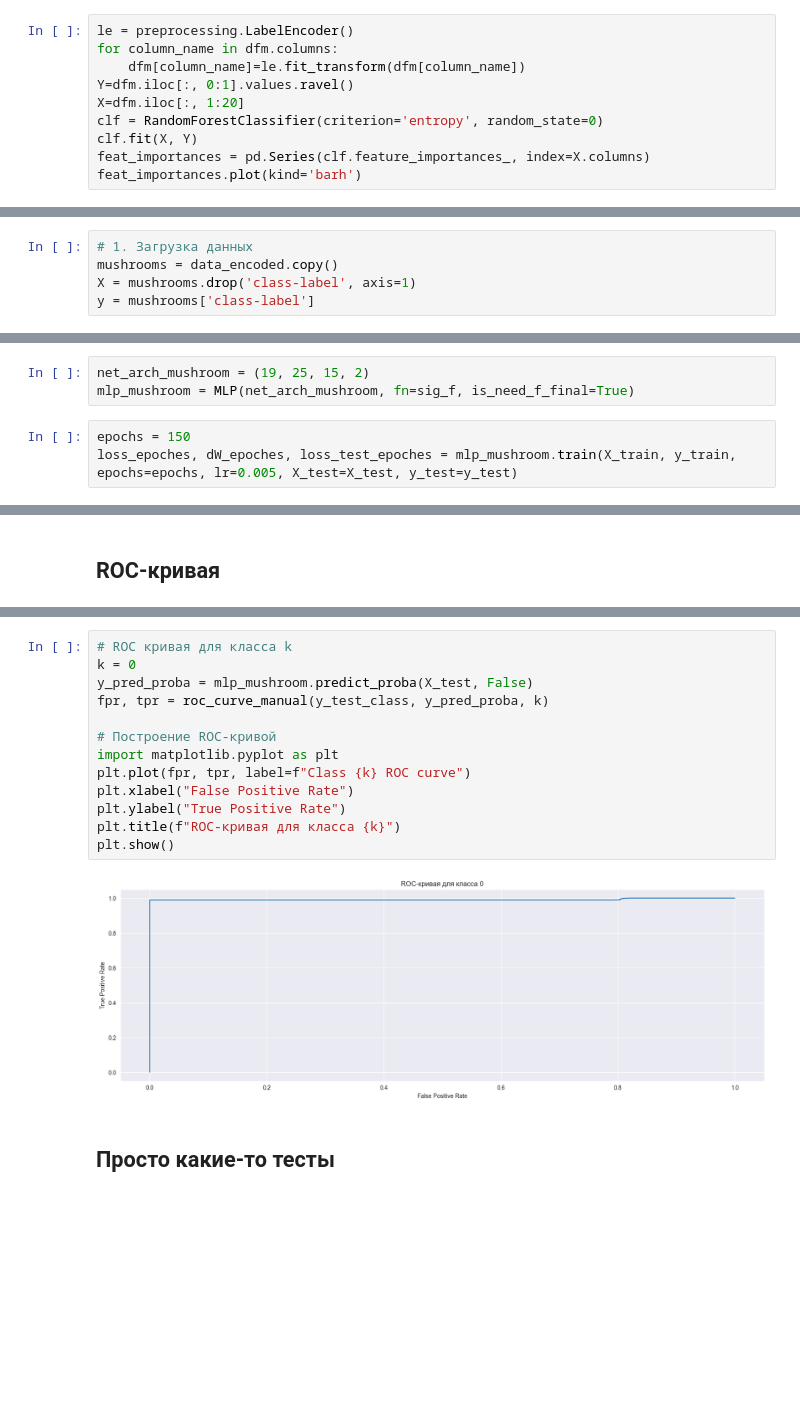
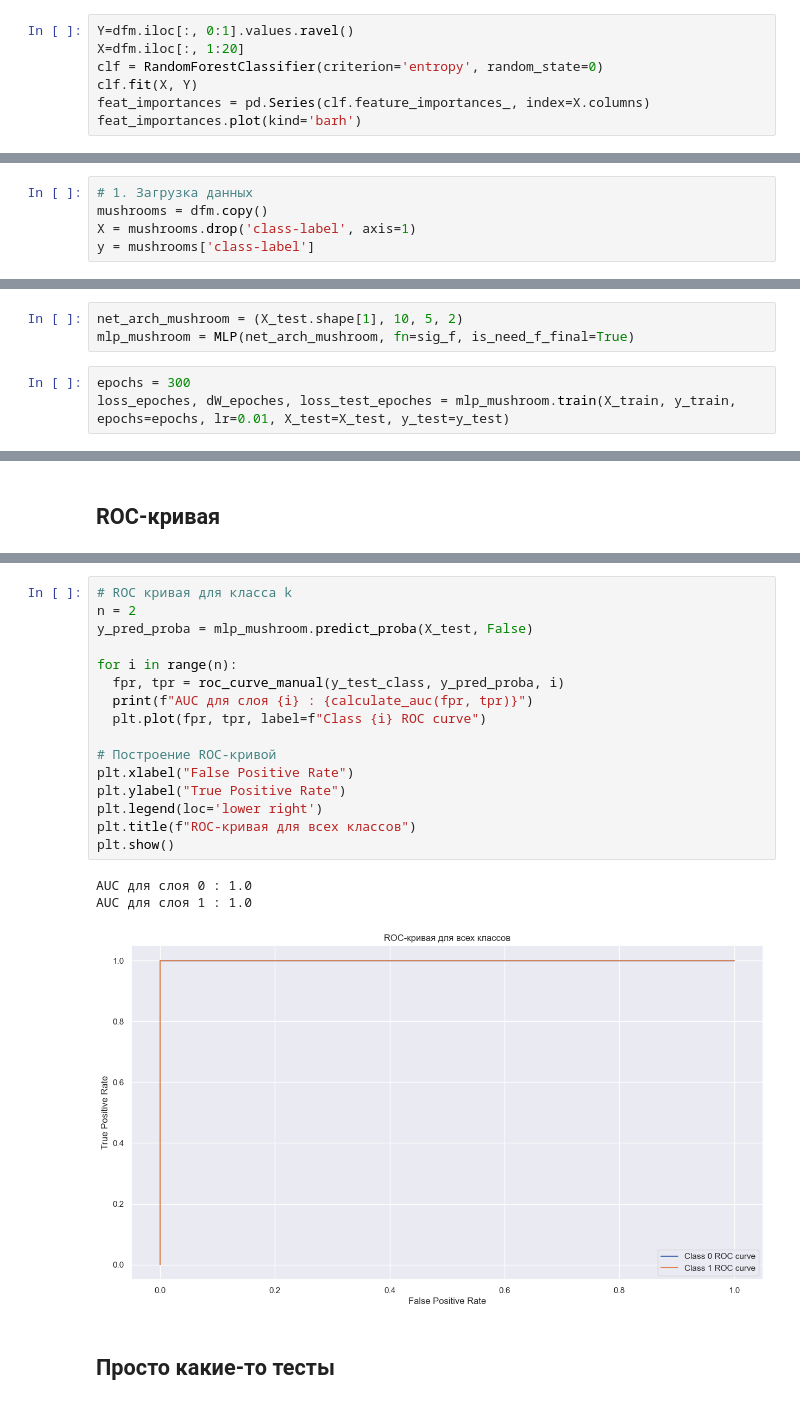
Before and after one commit to SudYar/FOSII, a Jupyter notebook: src/main/python/sudyar/jupyter/Lab1/mlp_class_mushroom.ipynb, the cells around one changed output, grey strips where cells are left out. Drawn from its saved outputs; the diff is of its cells as text; blank space fills up the shorter version.

```diff
--- a/src/main/python/sudyar/jupyter/Lab1/mlp_class_mushroom.ipynb
+++ b/src/main/python/sudyar/jupyter/Lab1/mlp_class_mushroom.ipynb
@@ -126,7 +132,4 @@ dfm = dfm.drop(['veil-type', 'veil-color', 'gill-attachment'], axis=1)
 # %%
-le = preprocessing.LabelEncoder()
-for column_name in dfm.columns:
-    dfm[column_name]=le.fit_transform(dfm[column_name])
 Y=dfm.iloc[:, 0:1].values.ravel()
 X=dfm.iloc[:, 1:20]
 clf = RandomForestClassifier(criterion='entropy', random_state=0)
@@ -162,6 +179,6 @@ print(data_encoded)
 # %%
 # 1. Загрузка данных
-mushrooms = data_encoded.copy()
+mushrooms = dfm.copy()
 X = mushrooms.drop('class-label', axis=1)
 y = mushrooms['class-label']
 # %%
@@ -219,11 +236,11 @@ array([[-0.55416823,  1.0633796 ,  1.09763102, ...,  1.06202911,
 # %% [markdown]
 # Используем модель
 # %%
-net_arch_mushroom = (19, 25, 15, 2)
+net_arch_mushroom = (X_test.shape[1], 10, 5, 2)
 mlp_mushroom = MLP(net_arch_mushroom, fn=sig_f, is_need_f_final=True)
 # %%
-epochs = 150
-loss_epoches, dW_epoches, loss_test_epoches = mlp_mushroom.train(X_train, y_train, epochs=epochs, lr=0.005, X_test=X_test, y_test=y_test)
+epochs = 300
+loss_epoches, dW_epoches, loss_test_epoches = mlp_mushroom.train(X_train, y_train, epochs=epochs, lr=0.01, X_test=X_test, y_test=y_test)
 # %%
 plt.plot(loss_epoches, label='Train')
 plt.plot(loss_test_epoches, label='Test')
@@ -315,17 +335,22 @@ metrics.accuracy
 # %%
 # ROC кривая для класса k
-k = 0
+n = 2
 y_pred_proba = mlp_mushroom.predict_proba(X_test, False)
-fpr, tpr = roc_curve_manual(y_test_class, y_pred_proba, k)
+
+for i in range(n):
+  fpr, tpr = roc_curve_manual(y_test_class, y_pred_proba, i)
+  print(f"AUC для слоя {i} : {calculate_auc(fpr, tpr)}")
+  plt.plot(fpr, tpr, label=f"Class {i} ROC curve")
 
 # Построение ROC-кривой
-import matplotlib.pyplot as plt
-plt.plot(fpr, tpr, label=f"Class {k} ROC curve")
 plt.xlabel("False Positive Rate")
 plt.ylabel("True Positive Rate")
-plt.title(f"ROC-кривая для класса {k}")
+plt.legend(loc='lower right')
+plt.title(f"ROC-кривая для всех классов")
 plt.show()
 # %% [output]
+AUC для слоя 0 : 1.0
+AUC для слоя 1 : 1.0
-[figure, old version]
+[figure, new version]
 # %% [markdown]
 ## Просто какие-то тесты
```
Also changed, not shown: parts of 19 cells of this notebook.
